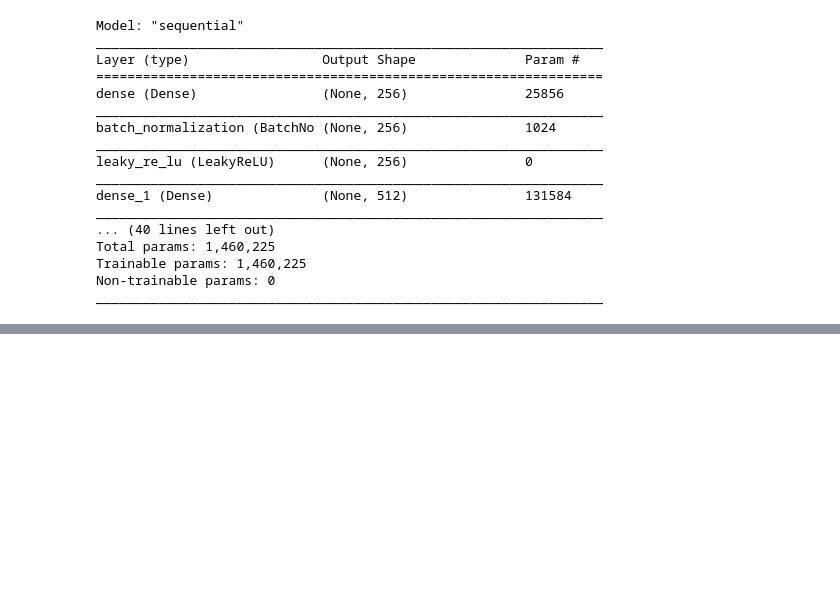
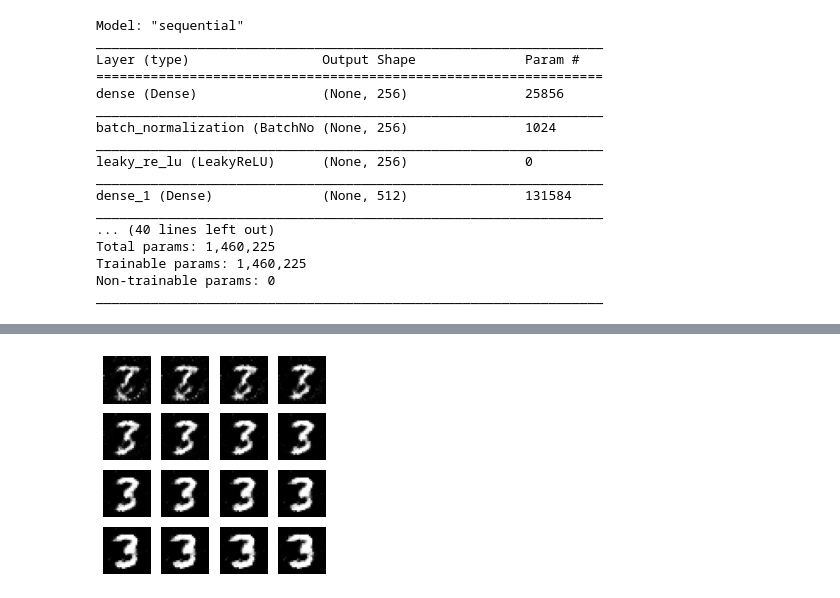
Before and after one commit to ggm1207/PR000, a Jupyter notebook: PR_001.ipynb, the cells around one changed output, grey strips where cells are left out. Saved outputs shown, nothing was run; the diff lists cells and outputs as text; code cells hidden in the pictures; blank space fills up the shorter version.

```diff
--- a/PR_001.ipynb
+++ b/PR_001.ipynb
@@ -173,0 +220,7 @@ Epoch 26 ---
+# %%
+s_vector = seed[0].numpy()
+e_vector = seed[8].numpy()
+
+explore_between_two_vectors(s_vector, e_vector)
+# %% [output]
+[figure, added]
```
Also changed, not shown: parts of 9 cells of this notebook.
